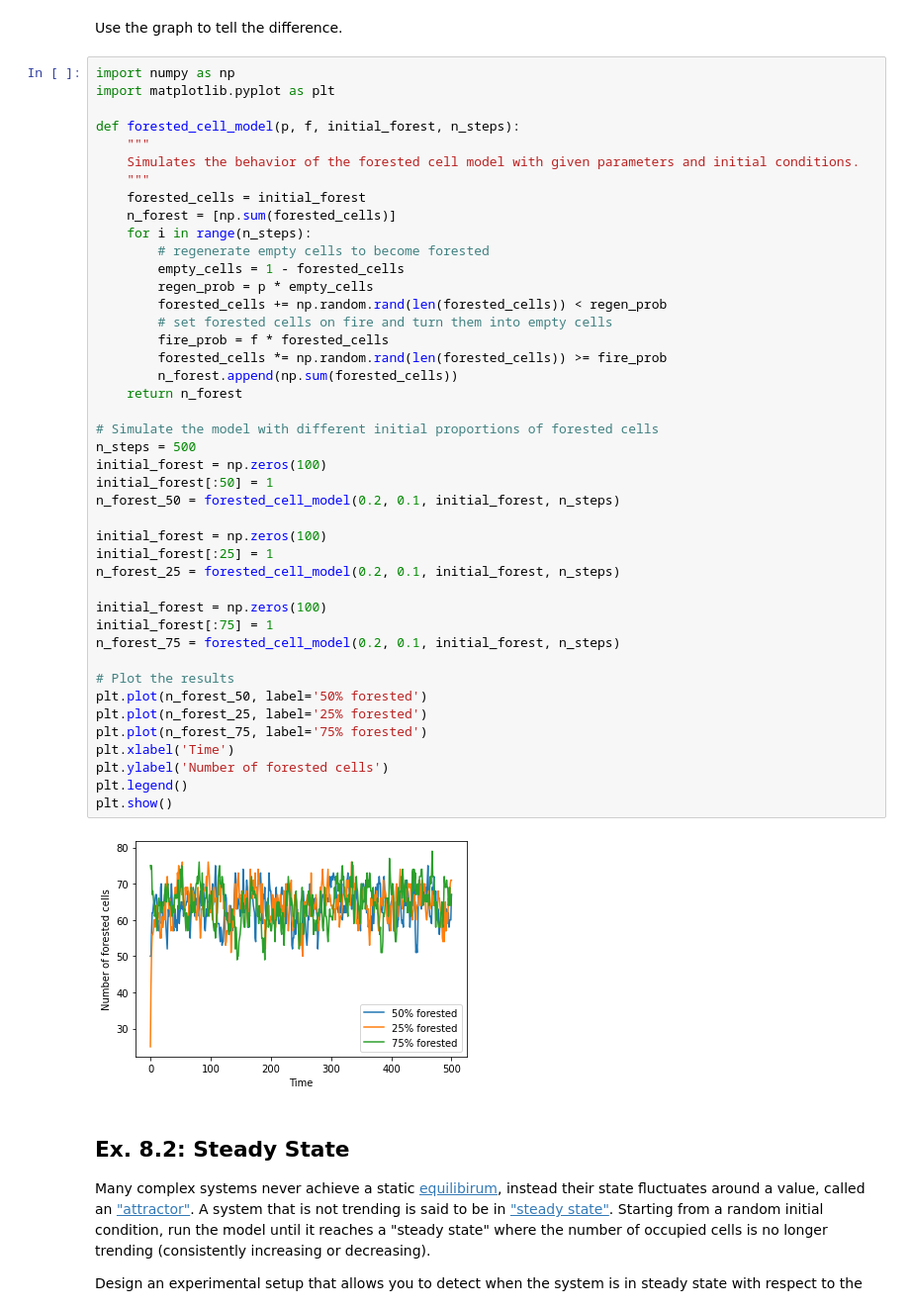
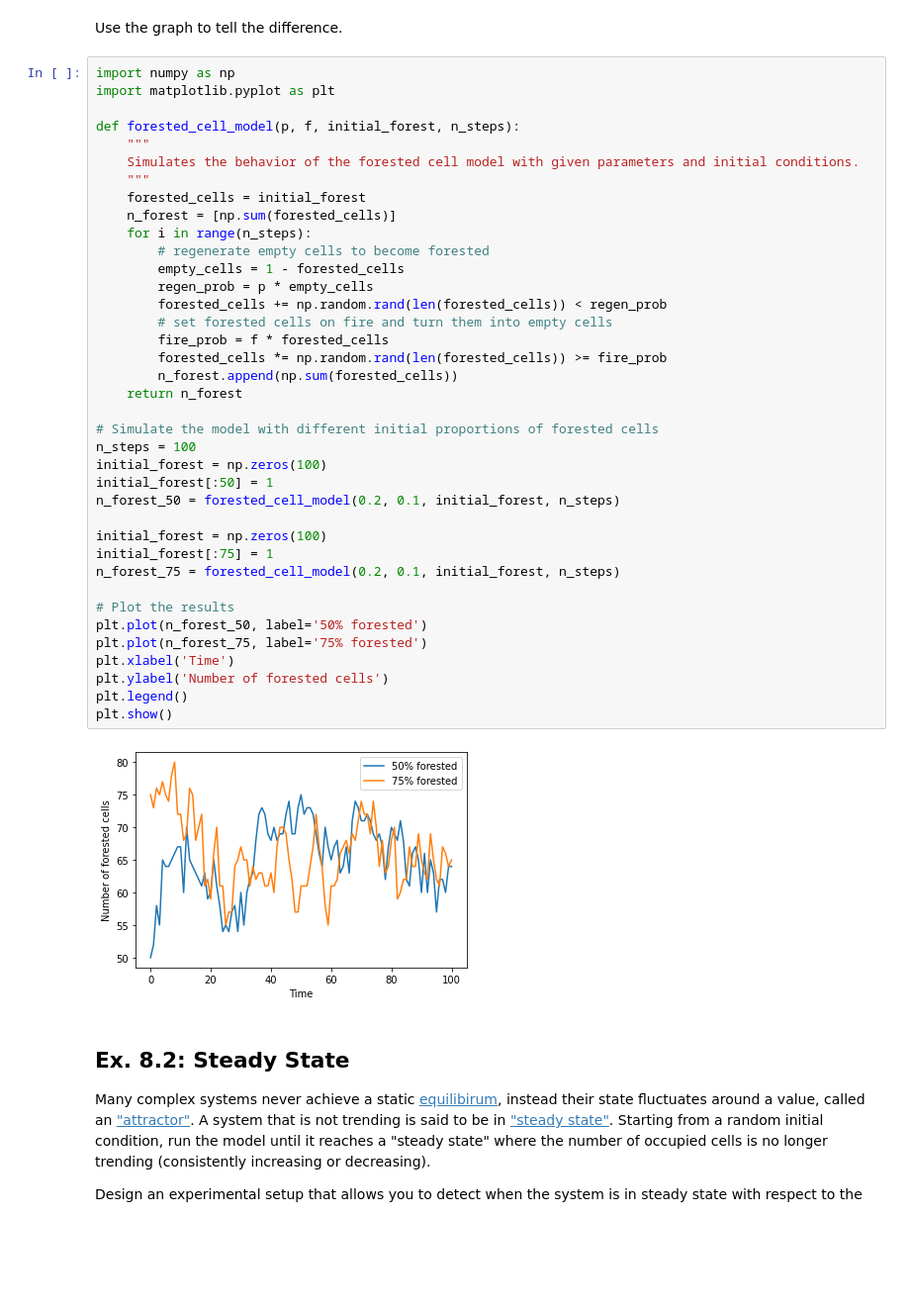
Before and after one commit to WilliamQin65/cap-comp215, a Jupyter notebook: labs/lab07-old.ipynb, the cells around one changed output. Shown at 99% size. Cells and saved outputs as stored; diff of their text form; blank space fills up the shorter version.

```diff
--- a/labs/lab07-old.ipynb
+++ b/labs/lab07-old.ipynb
@@ -241,40 +241,35 @@ def forested_cell_model(p, f, initial_forest, n_steps):
     forested_cells = initial_forest
     n_forest = [np.sum(forested_cells)]
     for i in range(n_steps):
         # regenerate empty cells to become forested
         empty_cells = 1 - forested_cells
         regen_prob = p * empty_cells
         forested_cells += np.random.rand(len(forested_cells)) < regen_prob
         # set forested cells on fire and turn them into empty cells
         fire_prob = f * forested_cells
         forested_cells *= np.random.rand(len(forested_cells)) >= fire_prob
         n_forest.append(np.sum(forested_cells))
     return n_forest
 
 # Simulate the model with different initial proportions of forested cells
-n_steps = 500
+n_steps = 100
 initial_forest = np.zeros(100)
 initial_forest[:50] = 1
 n_forest_50 = forested_cell_model(0.2, 0.1, initial_forest, n_steps)
-
-initial_forest = np.zeros(100)
-initial_forest[:25] = 1
-n_forest_25 = forested_cell_model(0.2, 0.1, initial_forest, n_steps)
 
 initial_forest = np.zeros(100)
 initial_forest[:75] = 1
 n_forest_75 = forested_cell_model(0.2, 0.1, initial_forest, n_steps)
 
 # Plot the results
 plt.plot(n_forest_50, label='50% forested')
-plt.plot(n_forest_25, label='25% forested')
 plt.plot(n_forest_75, label='75% forested')
 plt.xlabel('Time')
 plt.ylabel('Number of forested cells')
 plt.legend()
 plt.show()
 # %% [output]
-[figure, old version]
+[figure, new version]
 # %% [markdown]
 ## Ex. 8.2: Steady State
 Many complex systems never achieve a static [equilibirum](https://en.wikipedia.org/wiki/Mechanical_equilibrium), instead their state fluctuates around a value, called an ["attractor"](https://en.wikipedia.org/wiki/Attractor).  A system that is not trending is said to be in ["steady state"](https://en.wikipedia.org/wiki/Steady_state).
```
